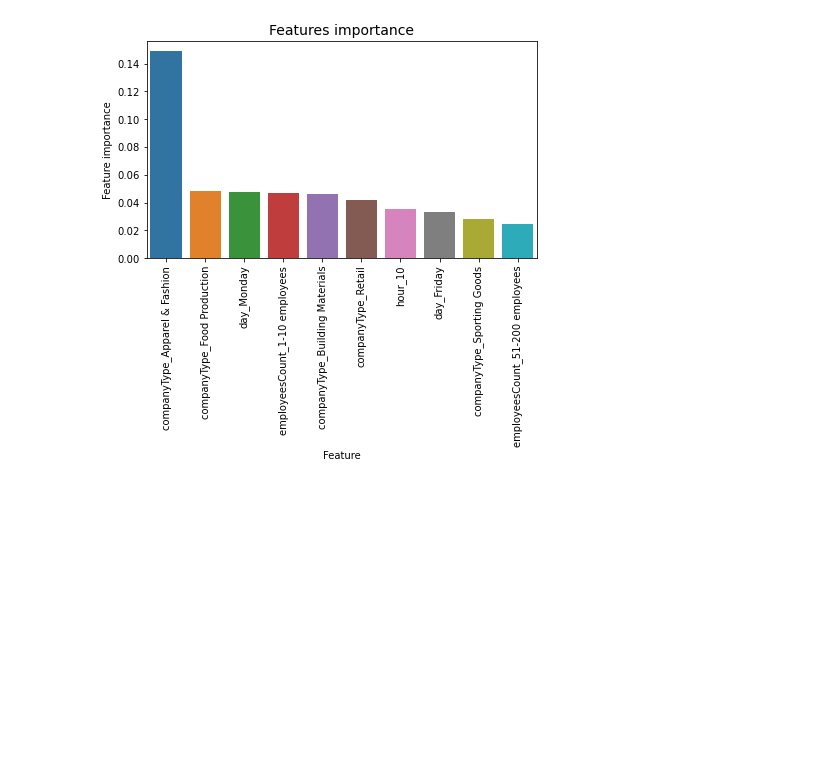
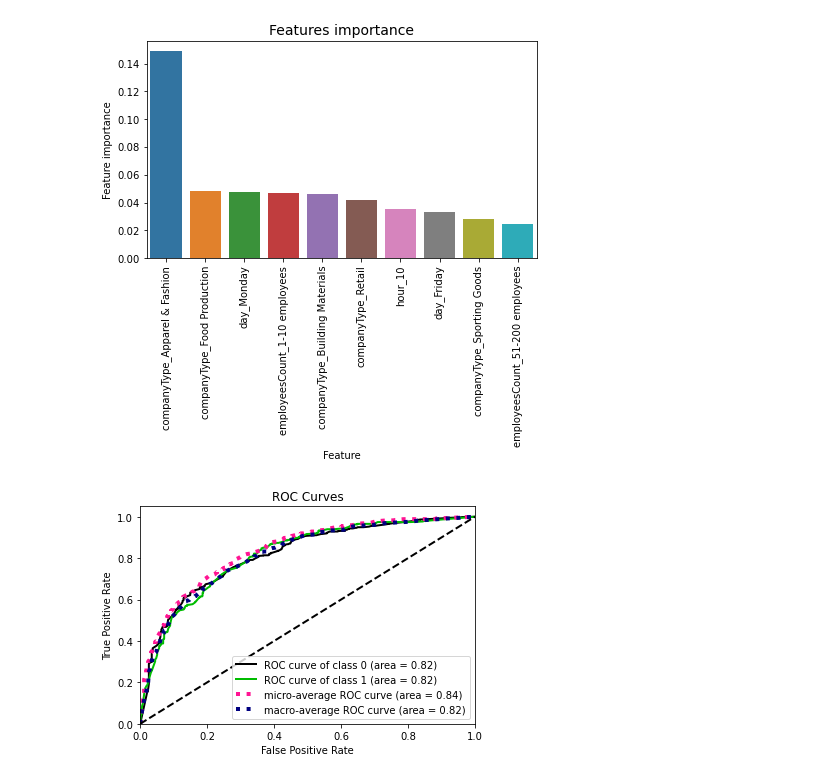
Before and after one commit to kiran74-ds/ICP, a Jupyter notebook: research/ICP Prediction.ipynb, the cells around one changed output. Saved outputs shown, nothing was run; the diff lists cells and outputs as text; code cells hidden in the pictures; blank space fills up the shorter version.

```diff
--- a/research/ICP Prediction.ipynb
+++ b/research/ICP Prediction.ipynb
@@ -268,3 +266,12 @@ def plot_feature_importance(top_n_features=10):
 plot_feature_importance()
 # %% [output]
 [figure]
+# %%
+import scikitplot as skplt
+import matplotlib.pyplot as plt
+
+y_probas = clf.predict_proba(x_test)
+skplt.metrics.plot_roc_curve(y_test, y_probas)
+plt.show()
+# %% [output]
+[figure, added]
```
Also changed, not shown: parts of 19 cells of this notebook.
